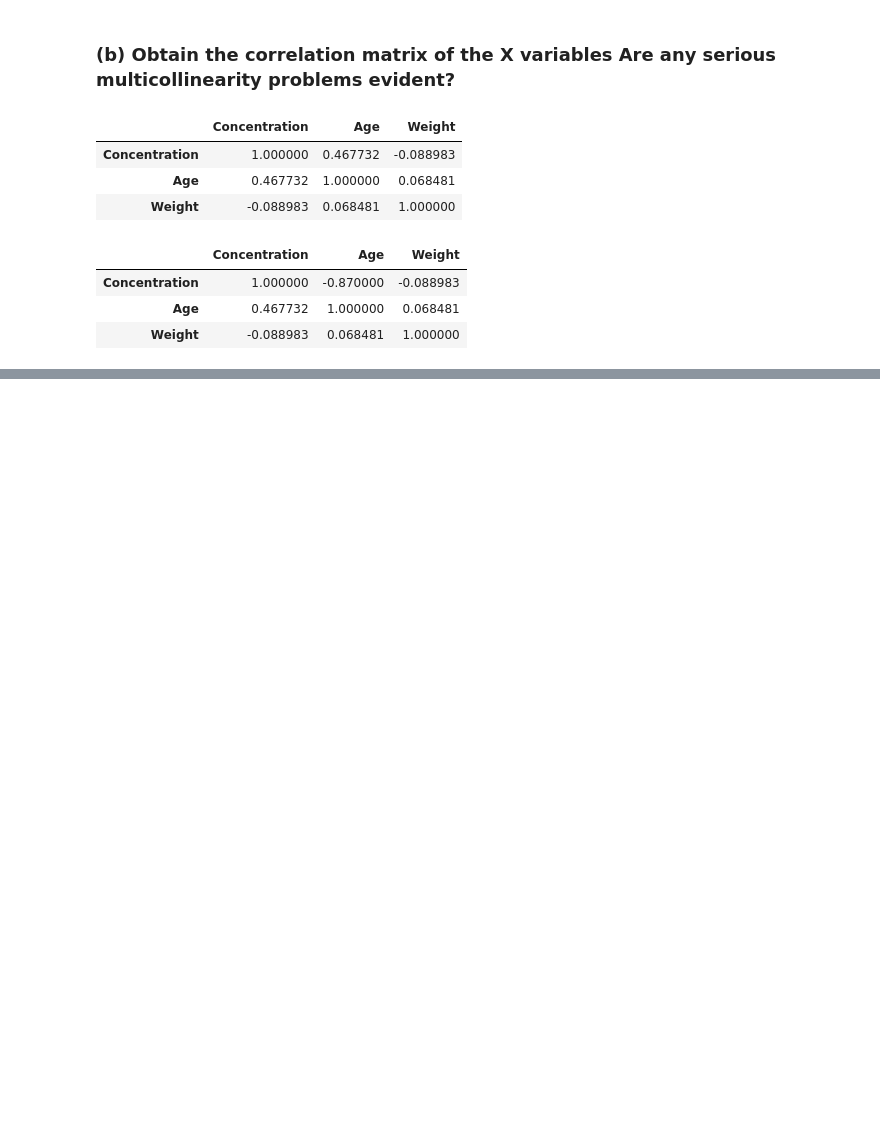
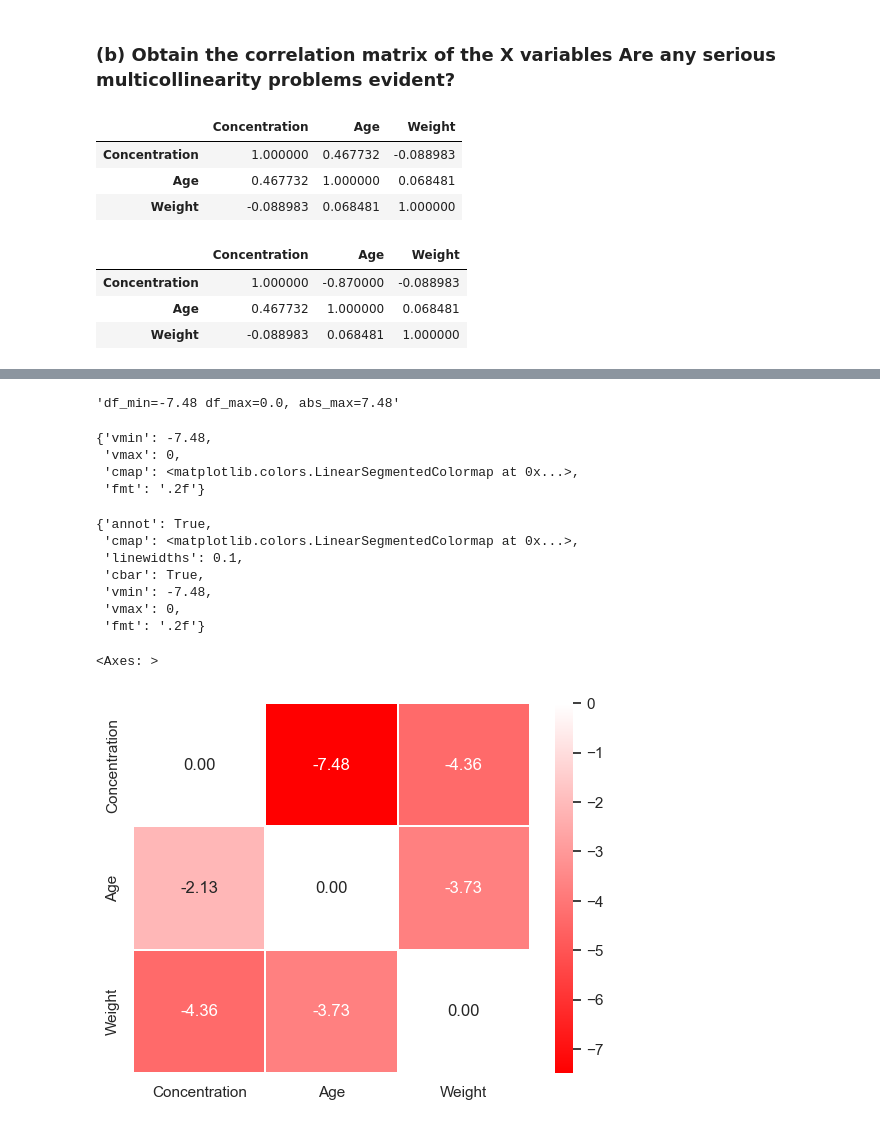
Before and after one commit to akseldkw07/kretsinger, a Jupyter notebook: columbia/STAT4205/hw3.ipynb, the cells around one changed output, grey strips where cells are left out. Drawn from its saved outputs; the diff is of its cells as text; code cells hidden in the pictures; blank space fills up the shorter version.

```diff
--- a/columbia/STAT4205/hw3.ipynb
+++ b/columbia/STAT4205/hw3.ipynb
@@ -175,0 +106,18 @@ uks_mpl.heatmap_df(df_pos)
+# %%
+corr3 = (corr2 - 1) * 4
+uks_mpl.heatmap_df(corr3)
+# %% [output]
+'df_min=-7.48 df_max=0.0, abs_max=7.48'
+{'vmin': -7.48,
+ 'vmax': 0,
+ 'cmap': <matplotlib.colors.LinearSegmentedColormap at 0x...>,
+ 'fmt': '.2f'}
+{'annot': True,
+ 'cmap': <matplotlib.colors.LinearSegmentedColormap at 0x...>,
+ 'linewidths': 0.1,
+ 'cbar': True,
+ 'vmin': -7.48,
+ 'vmax': 0,
+ 'fmt': '.2f'}
+<Axes: >
+[figure, added]
```
Also changed, not shown: parts of 14 cells of this notebook, 2 other files.
